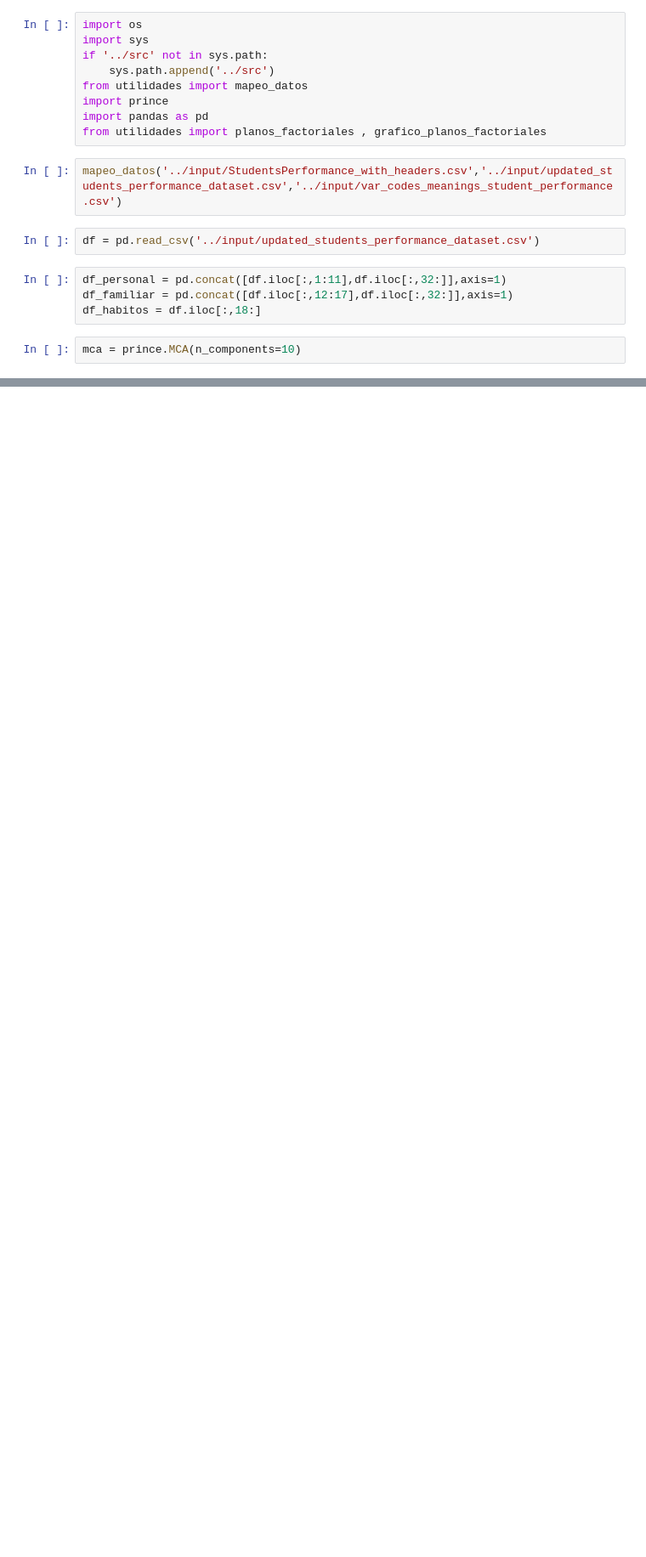
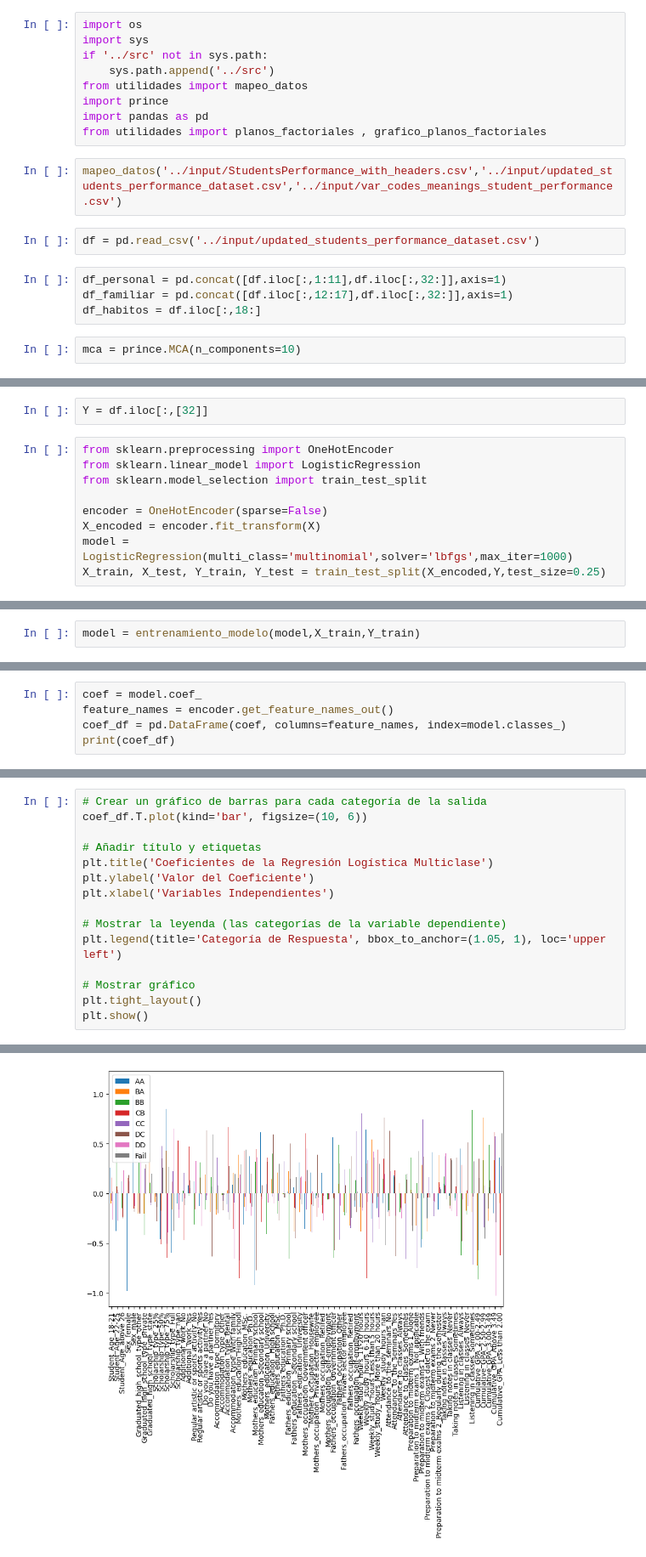
Before and after one commit to briveros23/proyecto-final-programacion, a Jupyter notebook: notebook/primer_cuderno.ipynb, the cells around one changed output, grey strips where cells are left out. Shown at 85% size. Saved outputs shown, nothing was run; the diff lists cells and outputs as text; blank space fills up the shorter version.

Commit message:
modelo con nuestros datos

```diff
--- a/notebook/primer_cuderno.ipynb
+++ b/notebook/primer_cuderno.ipynb
@@ -27,0 +41,11 @@ grafico_planos_factoriales(planos_personal,mca.eigenvalues_summary,[1,2])
+# %%
+Y = df.iloc[:,[32]]
+# %%
+from sklearn.preprocessing import OneHotEncoder
+from sklearn.linear_model import LogisticRegression
+from sklearn.model_selection import train_test_split
+
+encoder = OneHotEncoder(sparse=False)
+X_encoded = encoder.fit_transform(X)
+model = LogisticRegression(multi_class='multinomial',solver='lbfgs',max_iter=1000)
+X_train, X_test, Y_train, Y_test = train_test_split(X_encoded,Y,test_size=0.25)
@@ -27,0 +72,2 @@ grafico_planos_factoriales(planos_personal,mca.eigenvalues_summary,[1,2])
+# %%
+model = entrenamiento_modelo(model,X_train,Y_train)
@@ -27,0 +132,5 @@ grafico_planos_factoriales(planos_personal,mca.eigenvalues_summary,[1,2])
+# %%
+coef = model.coef_
+feature_names = encoder.get_feature_names_out()
+coef_df = pd.DataFrame(coef, columns=feature_names, index=model.classes_)
+print(coef_df)
@@ -27,0 +155,16 @@ grafico_planos_factoriales(planos_personal,mca.eigenvalues_summary,[1,2])
+# %%
+# Crear un gráfico de barras para cada categoría de la salida
+coef_df.T.plot(kind='bar', figsize=(10, 6))
+
+# Añadir título y etiquetas
+plt.title('Coeficientes de la Regresión Logística Multiclase')
+plt.ylabel('Valor del Coeficiente')
+plt.xlabel('Variables Independientes')
+
+# Mostrar la leyenda (las categorías de la variable dependiente)
+plt.legend(title='Categoría de Respuesta', bbox_to_anchor=(1.05, 1), loc='upper left')
+
+# Mostrar gráfico
+plt.tight_layout()
+plt.show()
+# %% [output]
@@ -27,0 +172 @@ grafico_planos_factoriales(planos_personal,mca.eigenvalues_summary,[1,2])
+[figure, added]
```
Also changed, not shown: parts of 17 cells of this notebook.
